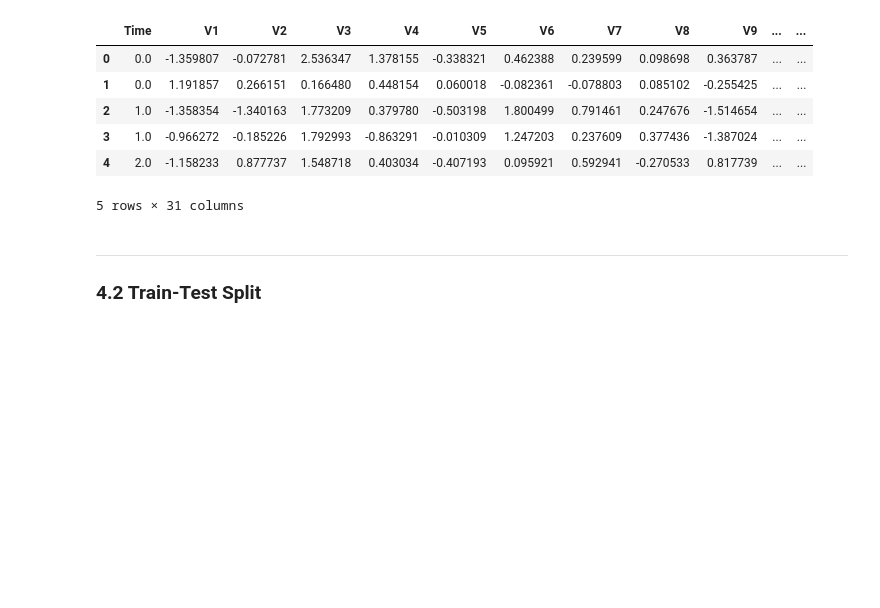
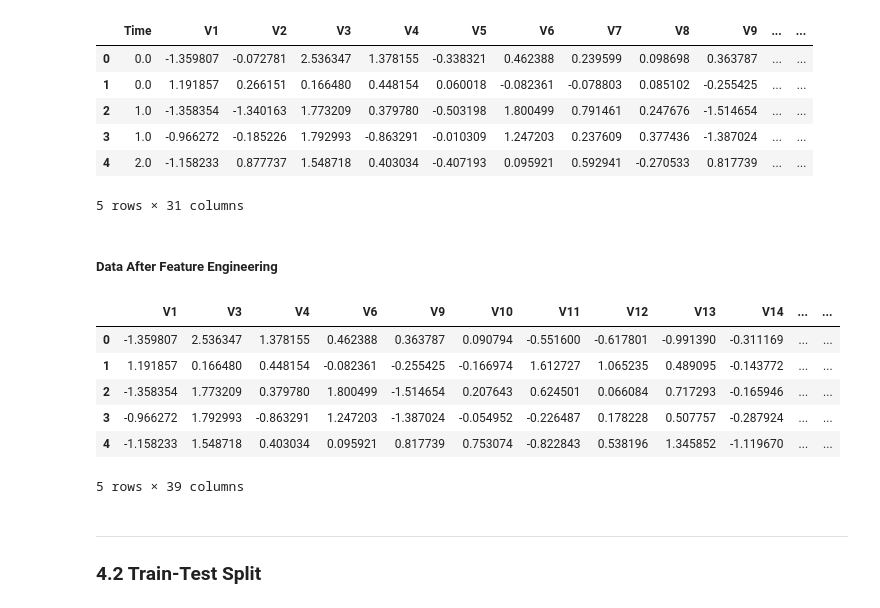
Before and after one commit to MohanadAlemam/fraud-detection-credit-card, a Jupyter notebook: notebooks/04_modeling.ipynb, the cells around one changed output. Cells and saved outputs as stored; diff of their text form; code cells hidden in the pictures; blank space fills up the shorter version.

```diff
--- a/notebooks/04_modeling.ipynb
+++ b/notebooks/04_modeling.ipynb
@@ -57,3 +64,20 @@ raw_data.head()
+# %% [markdown]
+##### Data After Feature Engineering
+# %%
+# apply feature engineer class operations on X
+engineer = FeatureEngineer()
+engineer.fit(X)
+engineered_X = engineer.transform(X)
+
+engineered_X.head()
+# %% [output]
+|  | V1 | V3 | V4 | V6 | V9 | V10 | V11 | V12 | V13 | V14 | ... | ... |
+| 0 | -1.359807 | 2.536347 | 1.378155 | 0.462388 | 0.363787 | 0.090794 | -0.551600 | -0.617801 | -0.991390 | -0.311169 | ... | ... |
+| 1 | 1.191857 | 0.166480 | 0.448154 | -0.082361 | -0.255425 | -0.166974 | 1.612727 | 1.065235 | 0.489095 | -0.143772 | ... | ... |
+| 2 | -1.358354 | 1.773209 | 0.379780 | 1.800499 | -1.514654 | 0.207643 | 0.624501 | 0.066084 | 0.717293 | -0.165946 | ... | ... |
+| 3 | -0.966272 | 1.792993 | -0.863291 | 1.247203 | -1.387024 | -0.054952 | -0.226487 | 0.178228 | 0.507757 | -0.287924 | ... | ... |
+| 4 | -1.158233 | 1.548718 | 0.403034 | 0.095921 | 0.817739 | 0.753074 | -0.822843 | 0.538196 | 1.345852 | -1.119670 | ... | ... |
+5 rows × 39 columns
 # %% [markdown]
 ---
 ### 4.2 Train-Test Split
```
Also changed, not shown: parts of 17 cells of this notebook.
